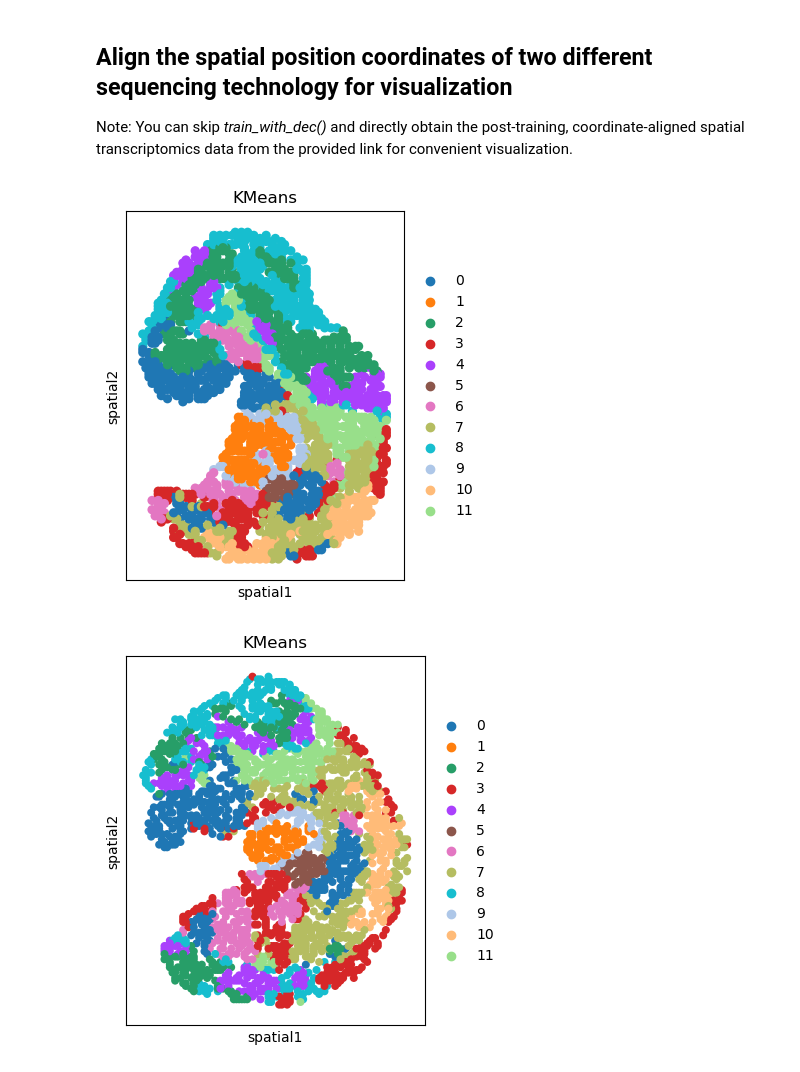
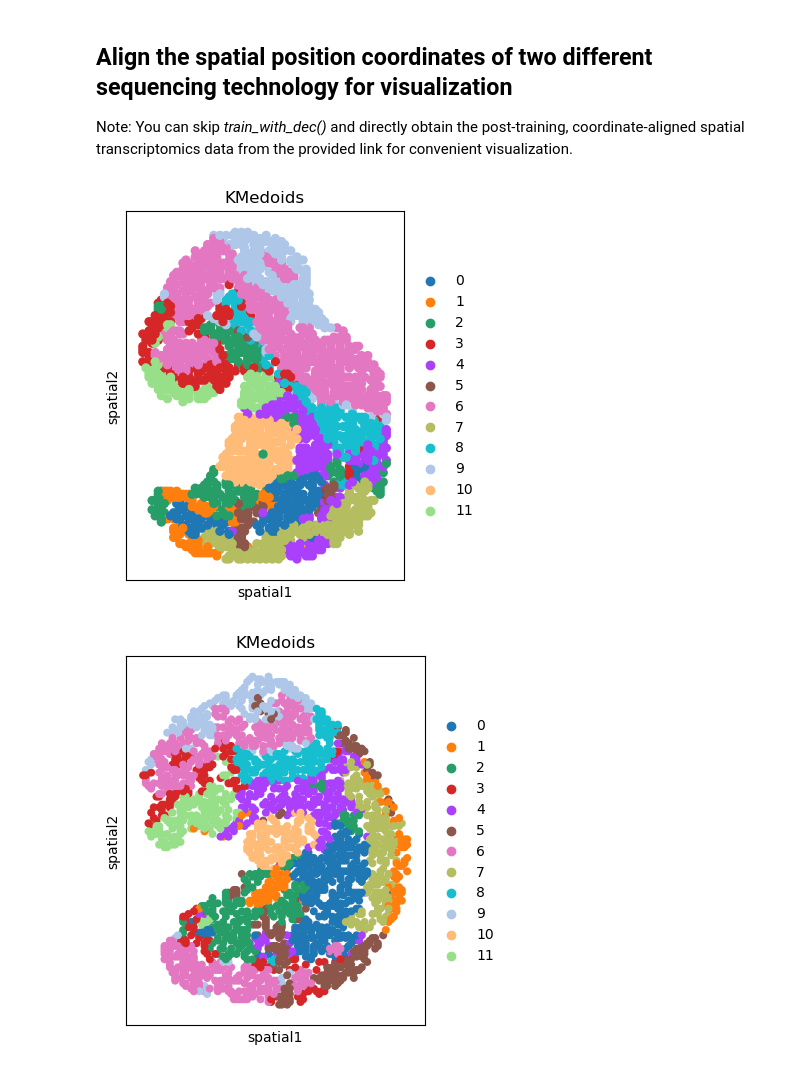
Before and after one commit to ljquanlab/G-CAST, a Jupyter notebook: Tutorial/Tutorial5_MouseEmbryoTime.ipynb, the cells around one changed output. Saved outputs shown, nothing was run; the diff lists cells and outputs as text; code cells hidden in the pictures.

```diff
--- a/Tutorial/Tutorial5_MouseEmbryoTime.ipynb
+++ b/Tutorial/Tutorial5_MouseEmbryoTime.ipynb
@@ -67,28 +68,28 @@ Note: You can skip *train_with_dec()* and directly obtain the post-training, coo
 # %%
 import anndata
 import scanpy as sc
 import matplotlib.pyplot as plt
-adata_processed = anndata.read_h5ad("../test/Dataset/Mouse/Mouse_EMbryo/adata_EmbyroTime.h5ad")
+adata = anndata.read_h5ad("./Dataset/Mouse/Mouse_EMbryo/adata_EmbyroTime.h5ad")
 
-batch_names = adata_processed.obs['batch_name'].unique()
+batch_names = adata.obs['batch_name'].unique()
 for batch in batch_names:
-    adata_batch = adata_processed[adata_processed.obs['batch_name'] == batch]
+    adata_batch = adata[adata.obs['batch_name'] == batch]
     if batch == "Mouse_Adult_Olfactory_Bulb_10x":
         batch_name = "Mouse Adult Olfactory(10x Visium)"
     elif batch == "Mouse_Olfactory_Stereo-seq":
         batch_name = "Mouse Adult Olfactory(Stereo-seq)"
     fig = sc.pl.spatial(
         adata_batch,
         color='KMedoids',
         spot_size=3,
         return_fig=True
     )
 
     fig.axes[0].set_title(f'{ batch} ', fontsize=20)
 
 
     plt.show()
     plt.close(fig)
 # %% [output]
-[figure, old version]
+[figure, new version]
-[figure, old version]
+[figure, new version]
```
Also changed, not shown: parts of 4 cells of this notebook.
